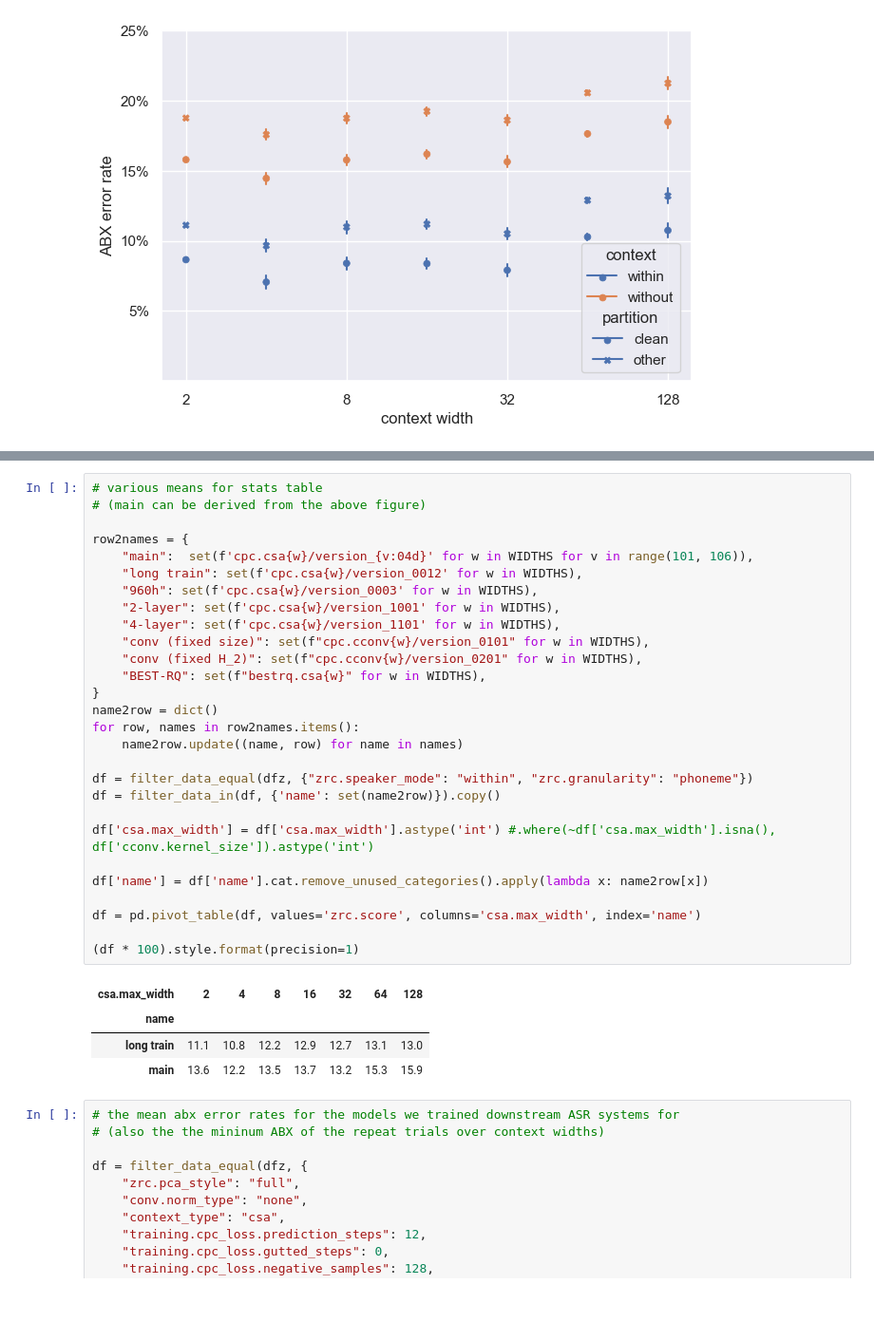
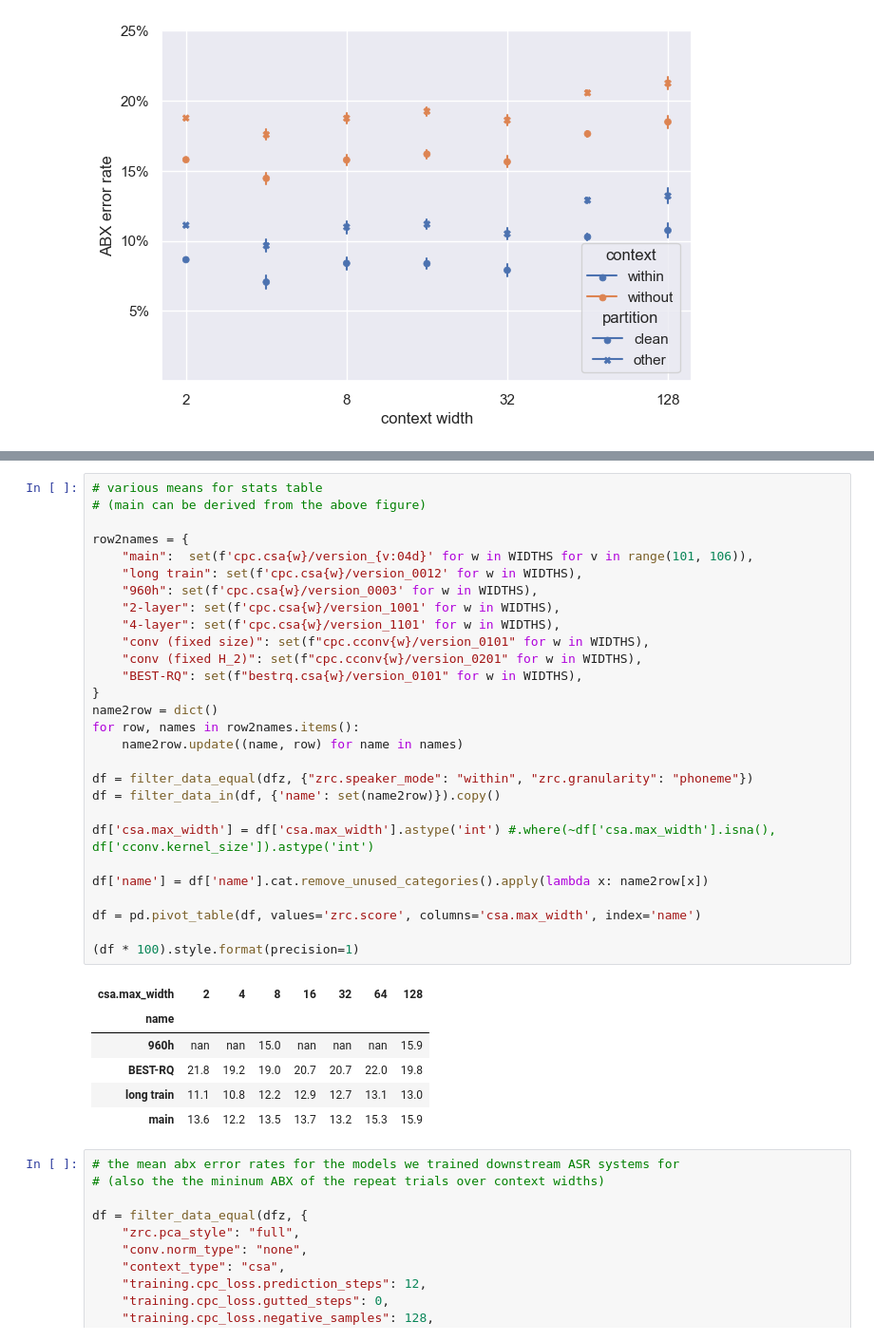
Before and after one commit to sdrobert/scpc, a Jupyter notebook: scripts/analyze.ipynb, the cells around one changed output, grey strips where cells are left out. Shown at 95% size. Cells and saved outputs as stored; diff of their text form; blank space fills up the shorter version.

```diff
--- a/scripts/analyze.ipynb
+++ b/scripts/analyze.ipynb
@@ -352,34 +352,36 @@ df = pd.pivot_table(df, values='zrc.score', columns='training.cpc_loss.predictio
 # %%
 # various means for stats table
 # (main can be derived from the above figure)
 
 row2names = {
     "main":  set(f'cpc.csa{w}/version_{v:04d}' for w in WIDTHS for v in range(101, 106)),
     "long train": set(f'cpc.csa{w}/version_0012' for w in WIDTHS),
     "960h": set(f'cpc.csa{w}/version_0003' for w in WIDTHS),
     "2-layer": set(f'cpc.csa{w}/version_1001' for w in WIDTHS),
     "4-layer": set(f'cpc.csa{w}/version_1101' for w in WIDTHS),
     "conv (fixed size)": set(f"cpc.cconv{w}/version_0101" for w in WIDTHS),
     "conv (fixed H_2)": set(f"cpc.cconv{w}/version_0201" for w in WIDTHS),
-    "BEST-RQ": set(f"bestrq.csa{w}" for w in WIDTHS),
+    "BEST-RQ": set(f"bestrq.csa{w}/version_0101" for w in WIDTHS),
 }
 name2row = dict()
 for row, names in row2names.items():
     name2row.update((name, row) for name in names)
 
 df = filter_data_equal(dfz, {"zrc.speaker_mode": "within", "zrc.granularity": "phoneme"})
 df = filter_data_in(df, {'name': set(name2row)}).copy()
 
 df['csa.max_width'] = df['csa.max_width'].astype('int') #.where(~df['csa.max_width'].isna(), df['cconv.kernel_size']).astype('int')
 
 df['name'] = df['name'].cat.remove_unused_categories().apply(lambda x: name2row[x])
 
 df = pd.pivot_table(df, values='zrc.score', columns='csa.max_width', index='name')
 
 (df * 100).style.format(precision=1)
 # %% [output]
 | csa.max_width | 2 | 4 | 8 | 16 | 32 | 64 | 128 |
 | name |  |  |  |  |  |  |  |
+| 960h | nan | nan | 15.0 | nan | nan | nan | 15.9 |
+| BEST-RQ | 21.8 | 19.2 | 19.0 | 20.7 | 20.7 | 22.0 | 19.8 |
 | long train | 11.1 | 10.8 | 12.2 | 12.9 | 12.7 | 13.1 | 13.0 |
 | main | 13.6 | 12.2 | 13.5 | 13.7 | 13.2 | 15.3 | 15.9 |
 # %%
```
Also changed, not shown: parts of 5 cells of this notebook, 1 other file.
